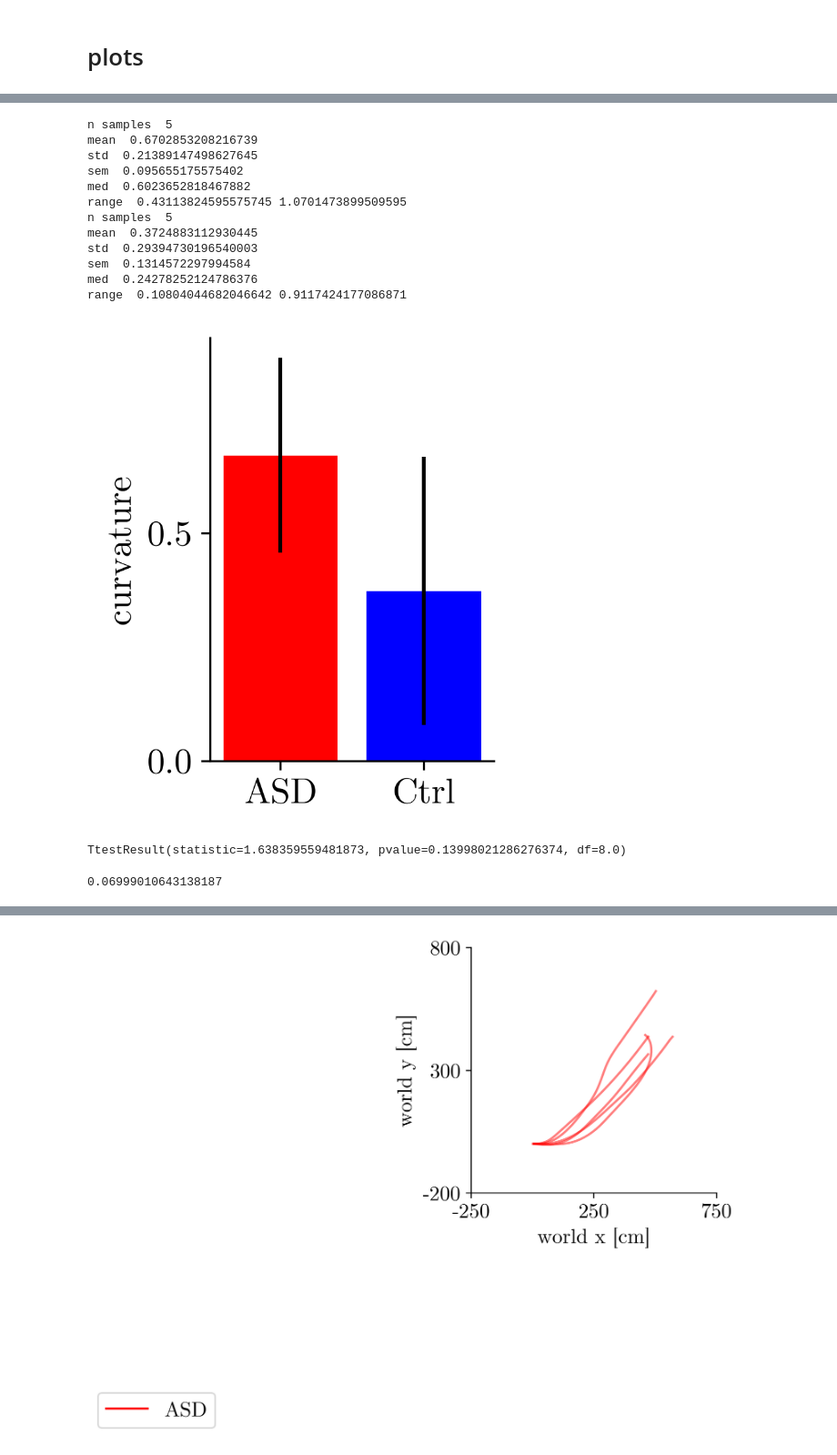
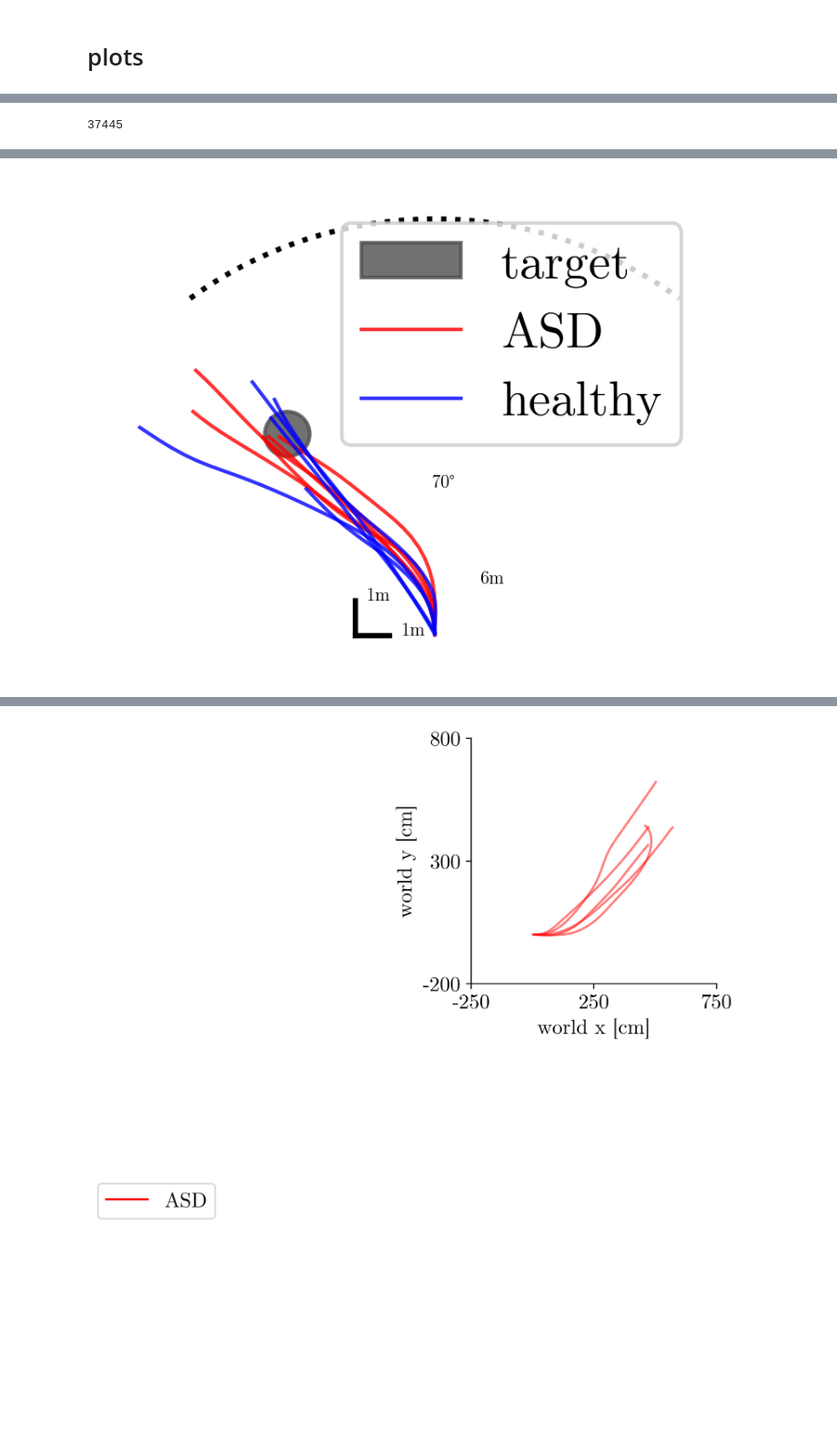
Before and after one commit to yizhoucc/firefly_plots, a Jupyter notebook: curvature.ipynb, the cells around one changed output, grey strips where cells are left out. Shown at 91% size. Saved outputs shown, nothing was run; the diff lists cells and outputs as text; code cells hidden in the pictures; blank space fills up the shorter version.

Commit message:
jan 21 pre results individual param intepretation edits

```diff
--- a/curvature.ipynb
+++ b/curvature.ipynb
@@ -154,3 +171,14 @@ TtestResult(statistic=1.5420923254672145, pvalue=0.12320794696298164, df=2018)
+# %%
+2863-56-10-4555+\
+-15+\
+-365+\
+-2658+\
++30265+\
++11259\
++113+\
+604
+# %% [output]
+37445
 # %%
 # visualize the path and curvature ---------------------------
 
@@ -166,12 +194,4 @@ handles, labels_ = ax.get_legend_handles_labels()
 by_label = dict(zip(labels_, handles))
 ax.legend(by_label.values(), by_label.keys(),loc='upper right')
 ax.get_figure()
-
-# use math curvature calculation
-curvature_data_hist((astates,aactions,atasks,aindls),(hstates,hactions,htasks,hindls), labels=['ASD','Ctrl'],eval=curvature_math)
-
-# test stats
-ares=curvature_data([astates[i] for i in aindls],[aactions[i] for i in aindls], state_eval=curvature_math, action_eval=None)
-hres=curvature_data([hstates[i] for i in aindls],[hactions[i] for i in hindls], state_eval=curvature_math, action_eval=None)
-stats.ttest_ind(ares, hres)
 # %% [output]
@@ -179,18 +199 @@ stats.ttest_ind(ares, hres)
-n samples  5
-mean  0.6702853208216739
-std  0.21389147498627645
-sem  0.095655175575402
-med  0.6023652818467882
-range  0.43113824595575745 1.0701473899509595
-n samples  5
-mean  0.3724883112930445
-std  0.29394730196540003
-sem  0.1314572297994584
-med  0.24278252124786376
-range  0.10804044682046642 0.9117424177086871
-[figure, old version]
+[figure, new version]
-TtestResult(statistic=1.638359559481873, pvalue=0.13998021286276374, df=8.0)
-# %%
-0.13998021286276374/2
-# %% [output]
-0.06999010643138187
```
Also changed, not shown: parts of 7 cells of this notebook, 8 other files.
